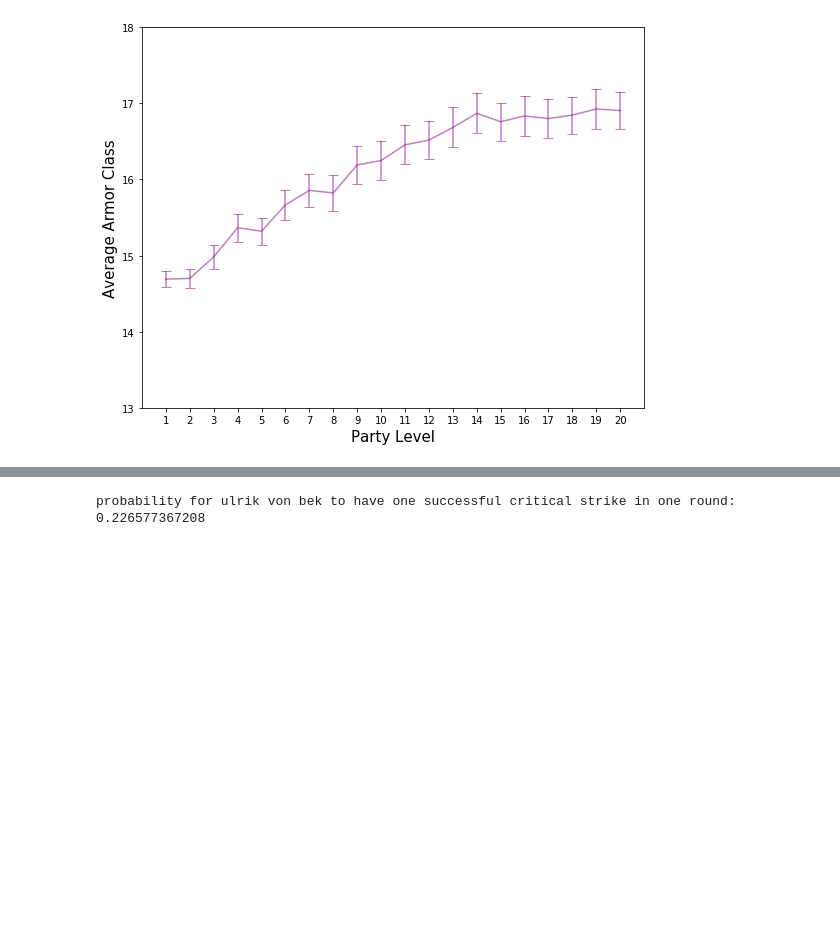
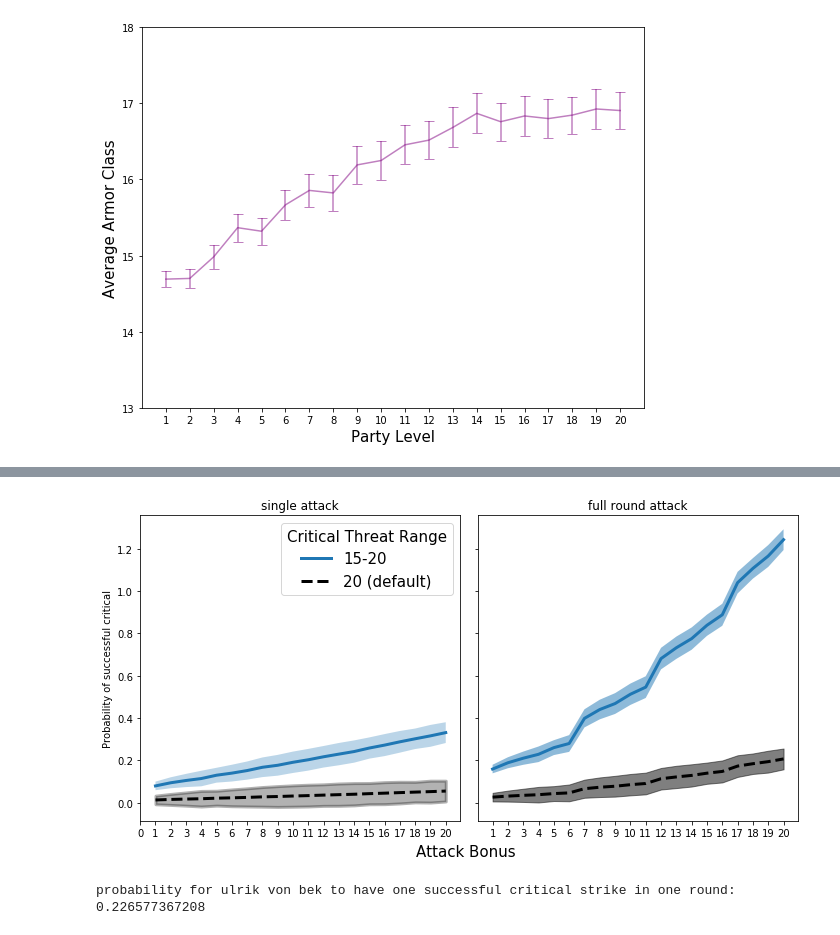
Before and after one commit to mnky9800n/data-analysis-tools, a Jupyter notebook: ipython-notebooks/scraping monsters.ipynb, the cells around one changed output, grey strips where cells are left out. Saved outputs shown, nothing was run; the diff lists cells and outputs as text; code cells hidden in the pictures; blank space fills up the shorter version.

```diff
--- a/ipython-notebooks/scraping monsters.ipynb
+++ b/ipython-notebooks/scraping monsters.ipynb
@@ -367,3 +406,44 @@ ax.set_ylim(0, 0.4)
+# %%
+fig, ax = plt.subplots(1, 2, figsize=(10, 5), sharey=True, sharex=True)
+
+ax[0].set_title('single attack')
+ax[1].set_title('full round attack')
+
+ax[0].plot(party_levels, probability_to_beat_ac*0.3, label='15-20', linewidth=3)
+ax[0].fill_between(x=party_levels, y1=probability_to_beat_ac*0.3-sem_ac, y2=probability_to_beat_ac*0.3+sem_ac, label=None, linewidth=3, alpha=0.3)
+
+ax[0].plot(party_levels, probability_to_beat_ac*0.05, label='20 (default)', linewidth=3, linestyle='--', color='black', zorder=0)
+ax[0].fill_between(x=party_levels, y1=probability_to_beat_ac*0.05-sem_ac, y2=probability_to_beat_ac*0.05+sem_ac, label=None, linewidth=3, alpha=0.3, color='black', zorder=0)
+
+def full_round_attack(attack_modifier, threat_range):
+    if attack_modifier < 6:
+        return probability_to_beat_ac[attack_modifier]*threat_range + probability_to_beat_ac[attack_modifier]*threat_range
+    elif attack_modifier >= 6 and attack_modifier < 11:
+        return probability_to_beat_ac[attack_modifier]*threat_range + probability_to_beat_ac[attack_modifier]*threat_range + probability_to_beat_ac[attack_modifier-5]*threat_range
+    elif attack_modifier >= 11 and attack_modifier < 16:
+        return probability_to_beat_ac[attack_modifier]*threat_range + probability_to_beat_ac[attack_modifier]*threat_range  + probability_to_beat_ac[attack_modifier-5]*threat_range + probability_to_beat_ac[attack_modifier-10]*threat_range
+    else:
+        return probability_to_beat_ac[attack_modifier]*threat_range + probability_to_beat_ac[attack_modifier]*threat_range + probability_to_beat_ac[attack_modifier-5]*threat_range+ probability_to_beat_ac[attack_modifier-10]*threat_range+ probability_to_beat_ac[attack_modifier-15]*threat_range
+
+full_round_1520 = [full_round_attack(a, 0.3) for a in np.arange(0, 20, 1)]
+full_round_20 = [full_round_attack(a, 0.05) for a in np.arange(0, 20, 1)]
+
+ax[1].plot(party_levels, full_round_1520, label='15-20', linewidth=3)
+ax[1].fill_between(party_levels, full_round_1520-sem_ac, full_round_1520+sem_ac, alpha=0.5)
+
+ax[1].plot(party_levels, full_round_20, label='20', linewidth=3, color='black', linestyle='--')
+ax[1].fill_between(party_levels, full_round_20-sem_ac, full_round_20+sem_ac, alpha=0.5, color='black')
+
+leg = ax[0].legend(fontsize=15)
+leg.set_title('Critical Threat Range',prop={'size':15})
+
+ax[0].set_ylabel('Probability of successful critical')
+fig.text(s='Attack Bonus', x=0.45, y=-0.02, fontsize=15)
+
+ax[0].set_xticks(np.arange(0, 21, 1))
+fig.tight_layout()
+# %% [output]
+[figure, added]
 # %%
 
 p = probability_to_beat_ac[13-2]*0.1 + probability_to_beat_ac[13-2]*0.1 + probability_to_beat_ac[7-2]*0.1 + probability_to_beat_ac[7-5]*0.1
```
Also changed, not shown: parts of 4 cells of this notebook.
